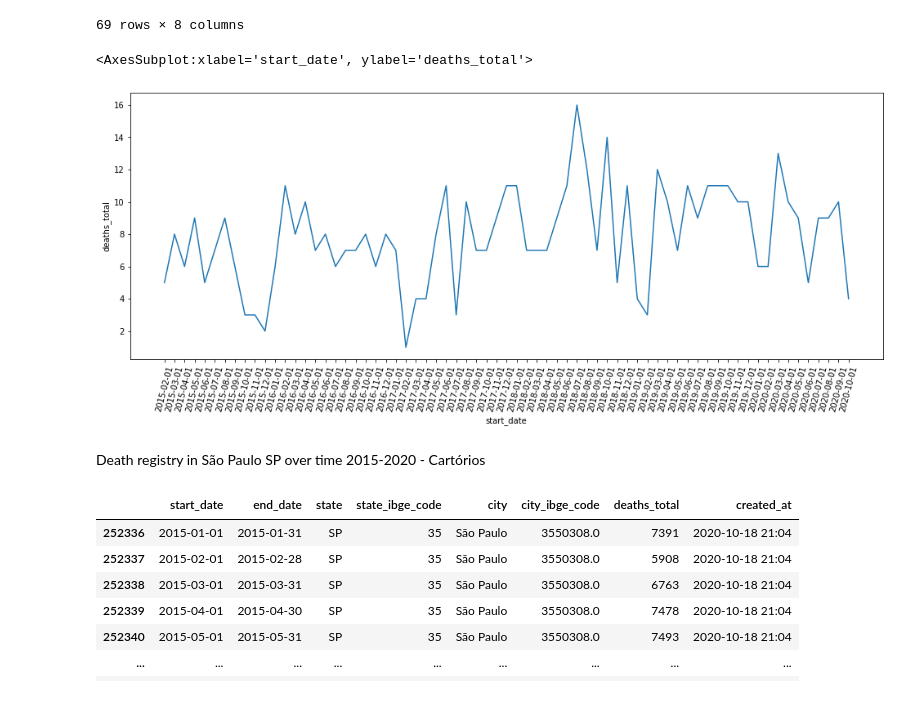
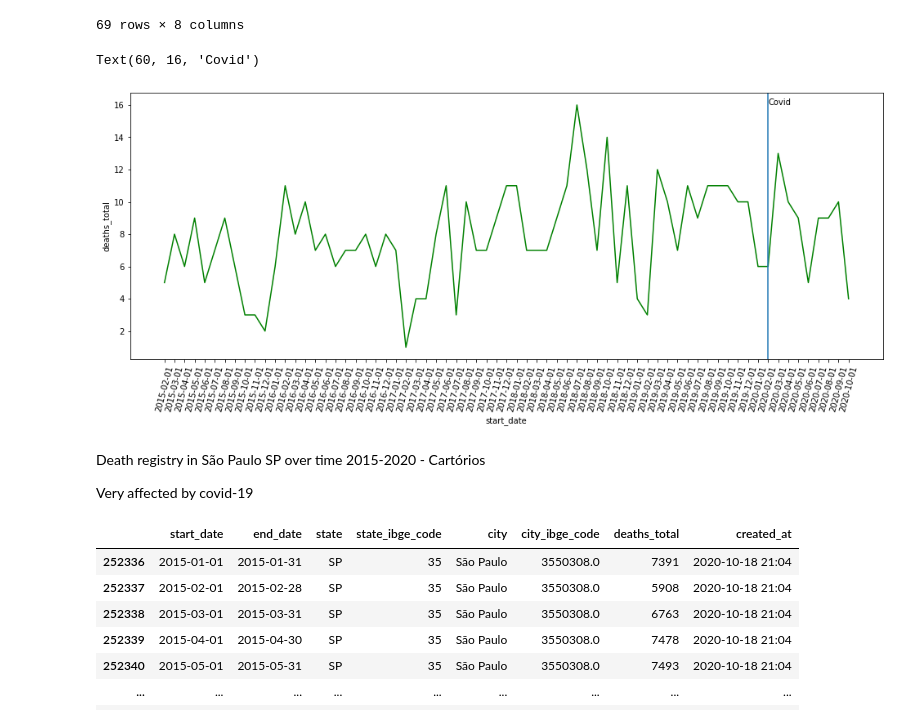
Before and after one commit to jcbritobr/covid-analysis, a Jupyter notebook: covid_analysis.ipynb, the cells around one changed output. Saved outputs shown, nothing was run; the diff lists cells and outputs as text; code cells hidden in the pictures.

Commit message:
Enhanced line plot with vertical line covid information.

```diff
--- a/covid_analysis.ipynb
+++ b/covid_analysis.ipynb
@@ -94,12 +96,16 @@ cbq_df
 # %%
 plt.figure(figsize=(16.5, 6))
 plt.xticks(rotation=75)
-sb.lineplot(data=cbq_df, x="start_date", y="deaths_total")
+cbq_line = sb.lineplot(data=cbq_df, x="start_date", y="deaths_total", color="green")
+cbq_line.axvline(len(cbq_df["start_date"].index) -9, 0, max(cbq_df["deaths_total"]))
+cbq_line.text(x=len(cbq_df["start_date"].index) -9, y=max(cbq_df["deaths_total"]), s="Covid")
 # %% [output]
-<AxesSubplot:xlabel='start_date', ylabel='deaths_total'>
+Text(60, 16, 'Covid')
-[figure, old version]
+[figure, new version]
 # %% [markdown]
 Death registry in São Paulo SP over time 2015-2020 - Cartórios
+<p></p>
+Very affected by covid-19
 # %%
 is_sp_df = deaths_registry["city"] == "São Paulo"
 sp_df = deaths_registry[is_sp_df]
```
Also changed, not shown: parts of 2 cells of this notebook.
